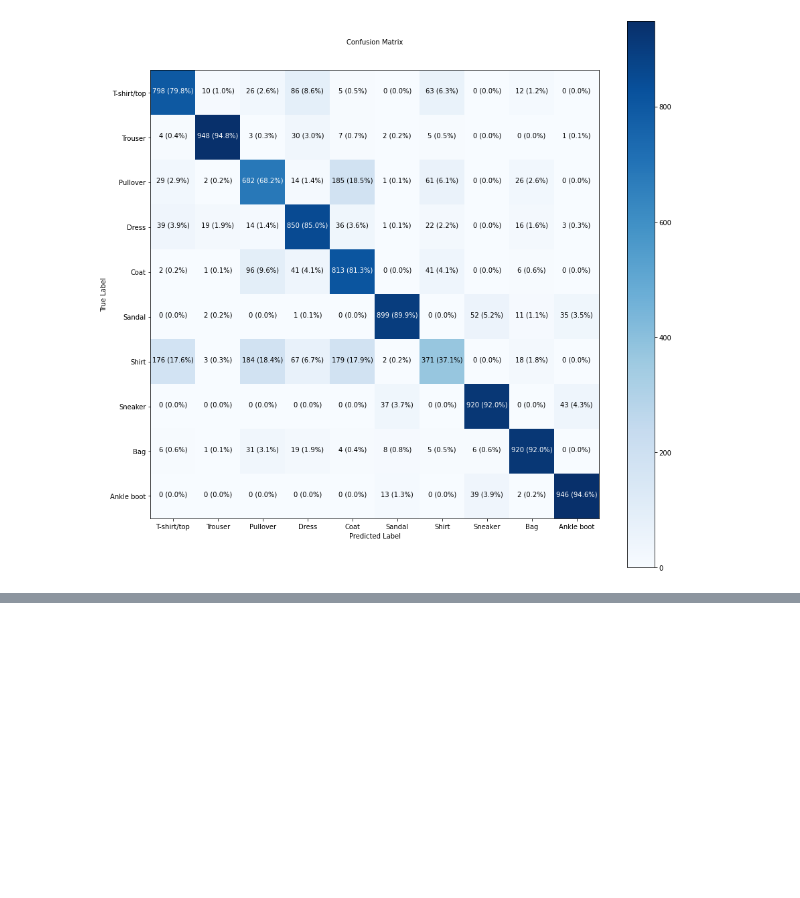
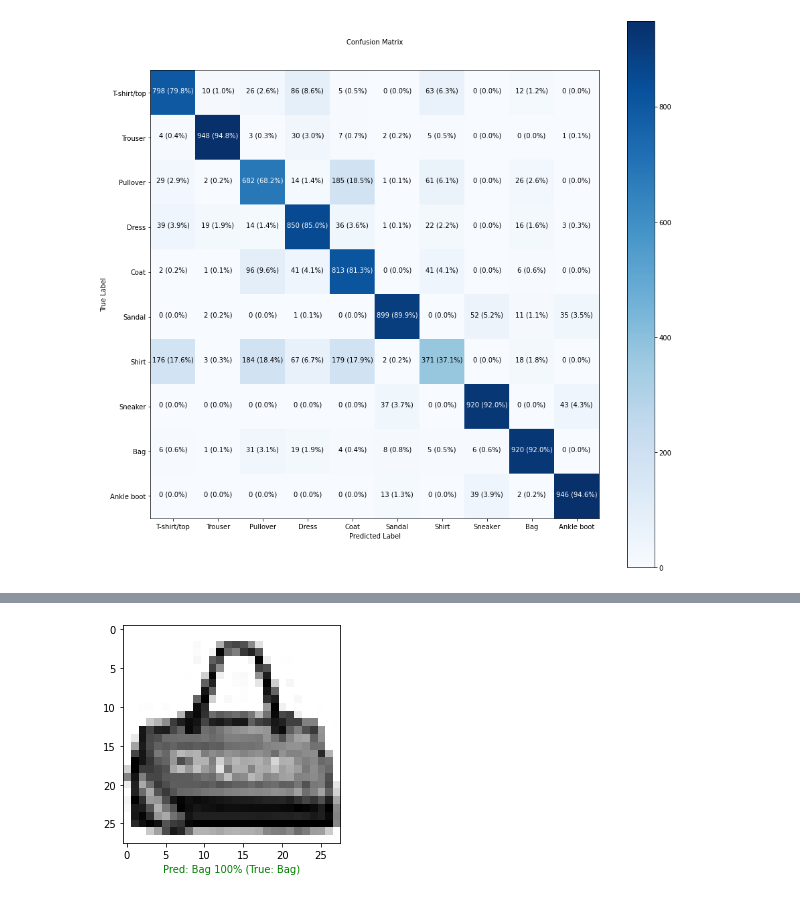
Before and after one commit to bhupendpatil/Practice, a Jupyter notebook: TensorFlow/02_neural_network_classification_with_tensorflow_exercise.ipynb, the cells around one changed output, grey strips where cells are left out. Drawn from its saved outputs; the diff is of its cells as text; code cells hidden in the pictures; blank space fills up the shorter version.

```diff
--- a/TensorFlow/02_neural_network_classification_with_tensorflow_exercise.ipynb
+++ b/TensorFlow/02_neural_network_classification_with_tensorflow_exercise.ipynb
@@ -361,0 +402,7 @@ make_confusion_matrix(y_true=test_labels,
+# %%
+plot_random_image(model=model_3,
+                  images=test_images_norm,
+                  true_labels=test_labels,
+                  classes=class_names)
+# %% [output]
+[figure, added]
```
Also changed, not shown: parts of 7 cells of this notebook.
